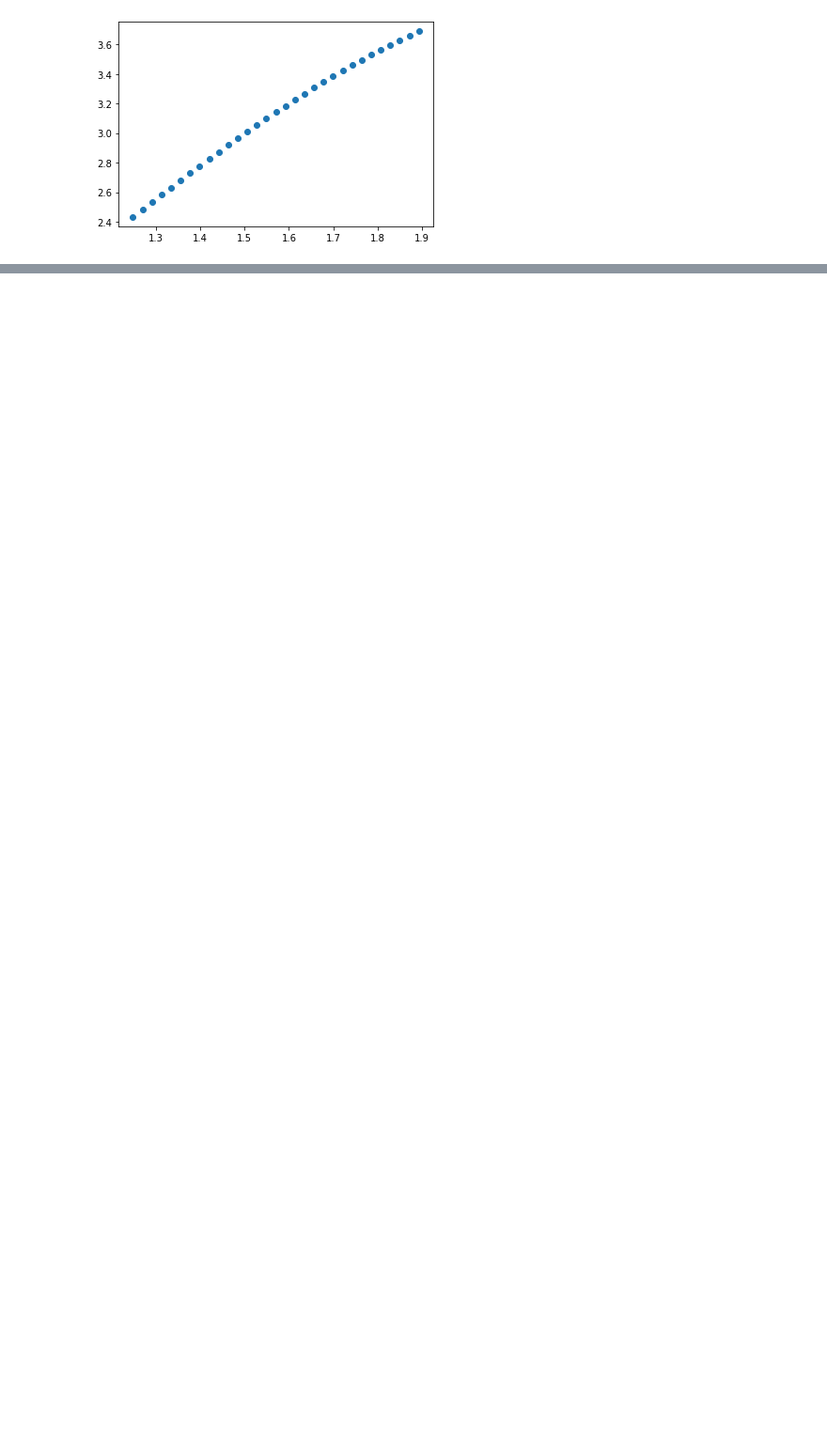
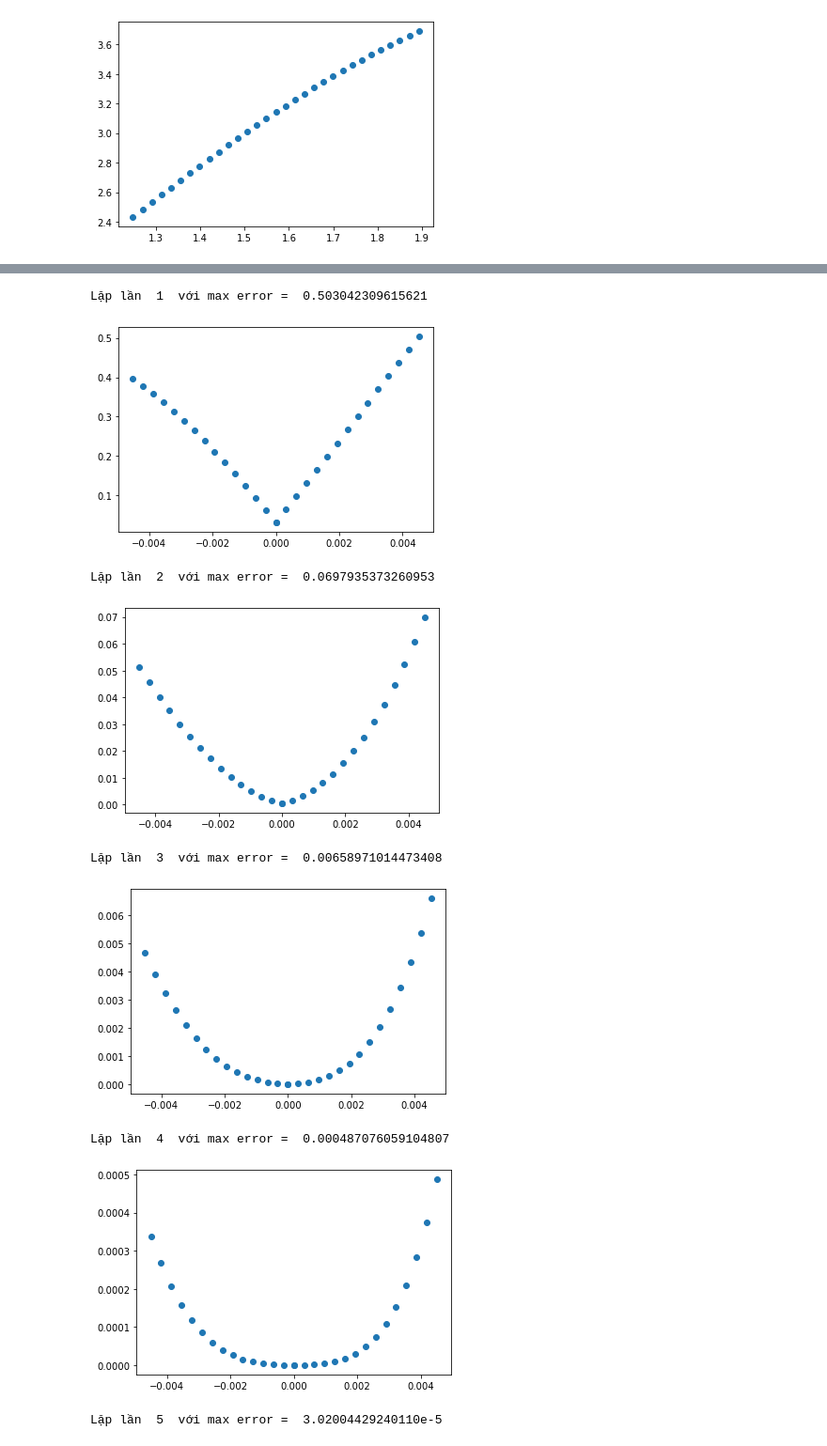
Before and after one commit to Talented-K64MI/MI3040-Numerical-Analysis, a Jupyter notebook: Topic 5 - Solving Differential Equations/Pica/Pica.ipynb, the cells around one changed output, grey strips where cells are left out. Shown at 94% size. Cells and saved outputs as stored; diff of their text form; code cells hidden in the pictures; blank space fills up the shorter version.

```diff
--- a/Topic 5 - Solving Differential Equations/Pica/Pica.ipynb
+++ b/Topic 5 - Solving Differential Equations/Pica/Pica.ipynb
@@ -258,0 +279,21 @@ PlotBoth(result, result1)
+# %%
+filename = "input6.txt"
+
+result = Pica(filename, M = 250, L = 100)
+result1 = Pica(filename, length = 31, M = 250, L = 100, mode = 'test')
+
+print(result[0].evalf(2))
+print("Khoảng hội tụ:", result[1])
+PlotBoth(result, result1)
+#interval = (float(result1[0][0]), float(result1[len(result1)-1][0]))
+#Plot(sin(100*t), interval)
+# %% [output]
+Lặp lần  1  với max error =  0.503042309615621
+[figure, added]
+Lặp lần  2  với max error =  0.0697935373260953
+[figure, added]
+Lặp lần  3  với max error =  0.00658971014473408
+[figure, added]
+Lặp lần  4  với max error =  0.000487076059104807
+[figure, added]
+Lặp lần  5  với max error =  3.02004429240110e-5
```
Also changed, not shown: parts of 19 cells of this notebook, 5 other files.
